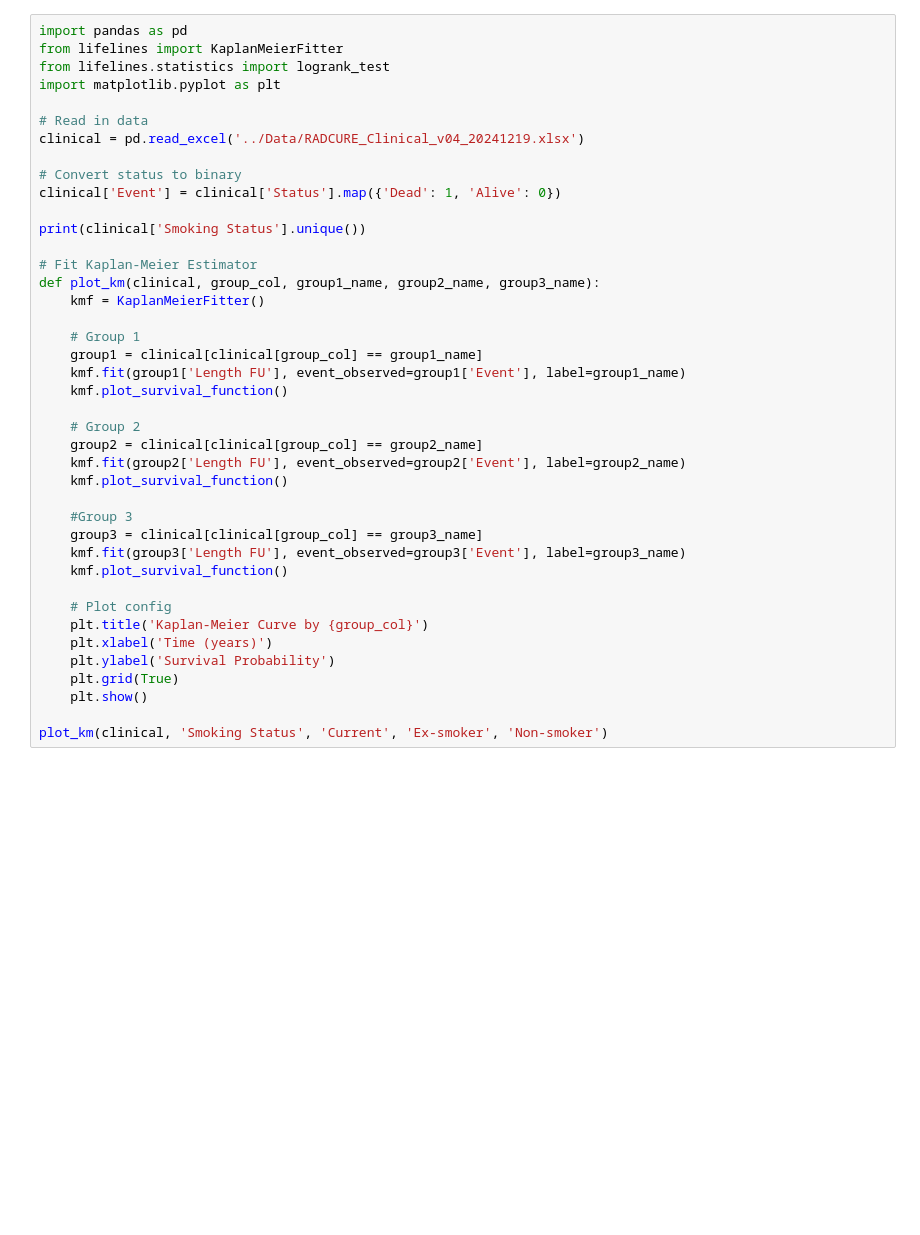
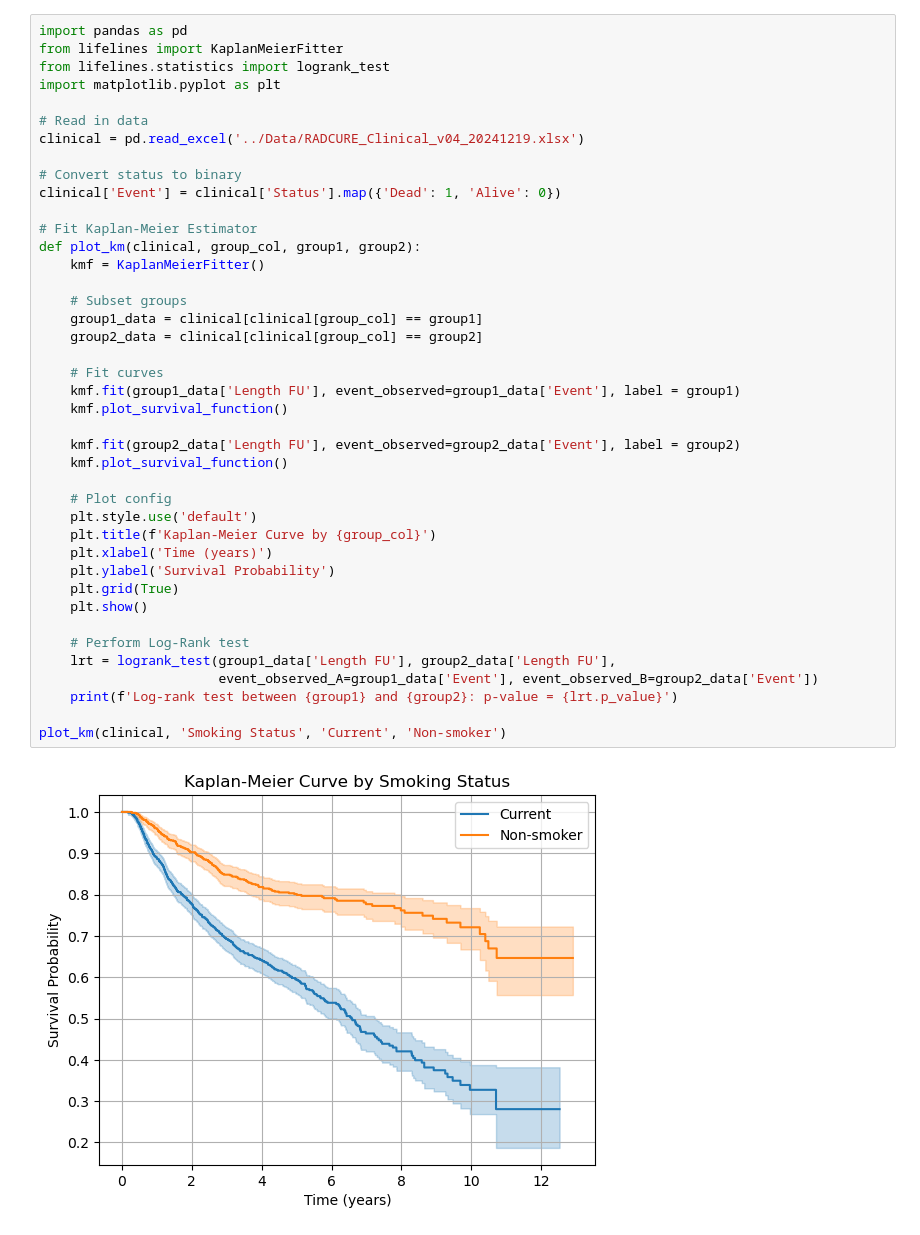
Before and after one commit to rachelayorke/Survival-Analysis, a Jupyter notebook: Scripts/main.ipynb, the cells around one changed output. Drawn from its saved outputs; the diff is of its cells as text; blank space fills up the shorter version.

Commit message:
Added log-rank test to plot function

```diff
--- a/Scripts/main.ipynb
+++ b/Scripts/main.ipynb
@@ -1,42 +1,43 @@
 # %%
 import pandas as pd
 from lifelines import KaplanMeierFitter
 from lifelines.statistics import logrank_test
 import matplotlib.pyplot as plt
 
 # Read in data
 clinical = pd.read_excel('../Data/RADCURE_Clinical_v04_20241219.xlsx')
 
 # Convert status to binary
 clinical['Event'] = clinical['Status'].map({'Dead': 1, 'Alive': 0})
 
-print(clinical['Smoking Status'].unique())
-
 # Fit Kaplan-Meier Estimator
-def plot_km(clinical, group_col, group1_name, group2_name, group3_name):
+def plot_km(clinical, group_col, group1, group2):
     kmf = KaplanMeierFitter()
 
-    # Group 1
-    group1 = clinical[clinical[group_col] == group1_name]
-    kmf.fit(group1['Length FU'], event_observed=group1['Event'], label=group1_name)
+    # Subset groups
+    group1_data = clinical[clinical[group_col] == group1]
+    group2_data = clinical[clinical[group_col] == group2]
+
+    # Fit curves
+    kmf.fit(group1_data['Length FU'], event_observed=group1_data['Event'], label = group1)
     kmf.plot_survival_function()
 
-    # Group 2
-    group2 = clinical[clinical[group_col] == group2_name]
-    kmf.fit(group2['Length FU'], event_observed=group2['Event'], label=group2_name)
-    kmf.plot_survival_function()
-
-    #Group 3
-    group3 = clinical[clinical[group_col] == group3_name]
-    kmf.fit(group3['Length FU'], event_observed=group3['Event'], label=group3_name)
+    kmf.fit(group2_data['Length FU'], event_observed=group2_data['Event'], label = group2)
     kmf.plot_survival_function()
 
     # Plot config
-    plt.title('Kaplan-Meier Curve by {group_col}')
+    plt.style.use('default')
+    plt.title(f'Kaplan-Meier Curve by {group_col}')
     plt.xlabel('Time (years)')
     plt.ylabel('Survival Probability')
     plt.grid(True)
     plt.show()
 
-plot_km(clinical, 'Smoking Status', 'Current', 'Ex-smoker', 'Non-smoker')
+    # Perform Log-Rank test
+    lrt = logrank_test(group1_data['Length FU'], group2_data['Length FU'],
+                       event_observed_A=group1_data['Event'], event_observed_B=group2_data['Event'])
+    print(f'Log-rank test between {group1} and {group2}: p-value = {lrt.p_value}')
+
+plot_km(clinical, 'Smoking Status', 'Current', 'Non-smoker')
 # %% [output]
+[figure, new version]
```
Also changed, not shown: parts of 1 cell of this notebook.
